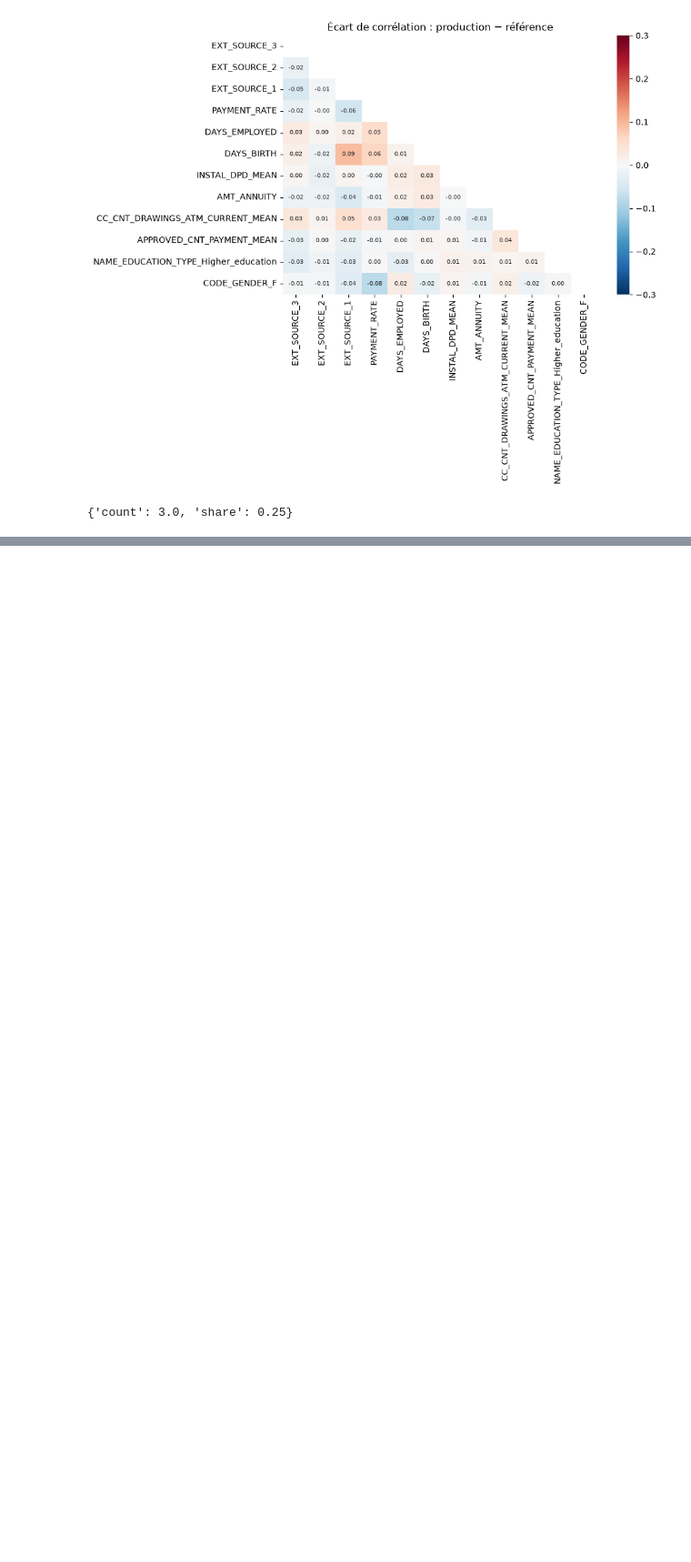
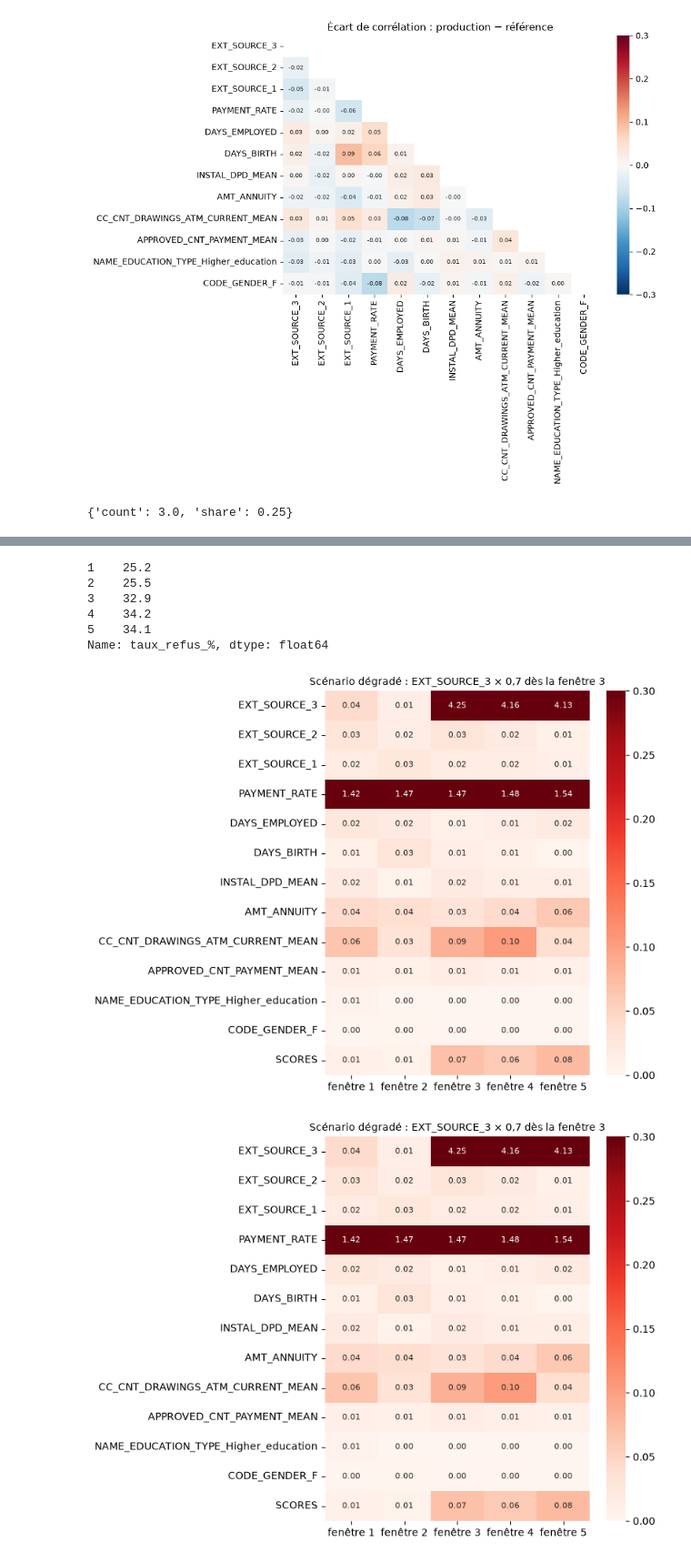
Before and after one commit to matthieudevivie/projet-8---Confirmez-vos-competences-en-MLOps---partie-2, a Jupyter notebook: notebooks/analyse_drift.ipynb, the cells around one changed output, grey strips where cells are left out. Shown at 91% size. Cells and saved outputs as stored; diff of their text form; code cells hidden in the pictures; blank space fills up the shorter version.

```diff
--- a/notebooks/analyse_drift.ipynb
+++ b/notebooks/analyse_drift.ipynb
@@ -397,0 +588,19 @@ resultat.dict()["metrics"][0]["value"]          # le résumé : nombre et part d
+# %%
+# Les 800 variables des clients envoyés à l'API, dans l'ordre des appels
+X_prod = (pd.read_parquet(RACINE / "data" / "production.parquet")
+          .set_index("SK_ID_CURR").loc[predictions["id_client"], modele.variables])
+
+# Contrôle : recalculés ici, les scores sont bien ceux que l'API a renvoyés et journalisés
+assert np.allclose(modele.modele.predict_proba(X_prod)[:, 1], predictions["probabilite_defaut"], atol=1e-4)
+
+# Scénario : à partir de la fenêtre 3, le fournisseur d'EXT_SOURCE_3 change d'échelle (valeurs × 0,7)
+X_prod.loc[fenetres >= 3, "EXT_SOURCE_3"] *= 0.7
+production_degradee = X_prod[VARIABLES_SUIVIES].astype(float).set_axis(production.index)
+scores_degrades = pd.Series(modele.modele.predict_proba(X_prod)[:, 1], index=production.index)
+del X_prod
+
+afficher_alertes(production_degradee, scores_degrades)
+print("Lot complet →", alertes(reference, production_degradee, scores["référence"], scores_degrades))
+display((scores_degrades >= modele.seuil).groupby(fenetres).mean().mul(100).round(1).rename("taux_refus_%"))
+suivre_par_fenetre(production_degradee, scores_degrades, "Scénario dégradé : EXT_SOURCE_3 × 0,7 dès la fenêtre 3")
+# %% [output]
@@ -397,0 +613,8 @@ resultat.dict()["metrics"][0]["value"]          # le résumé : nombre et part d
+1    25.2
+2    25.5
+3    32.9
+4    34.2
+5    34.1
+Name: taux_refus_%, dtype: float64
+[figure, added]
+[figure, added]
```
Also changed, not shown: parts of 13 cells of this notebook.
